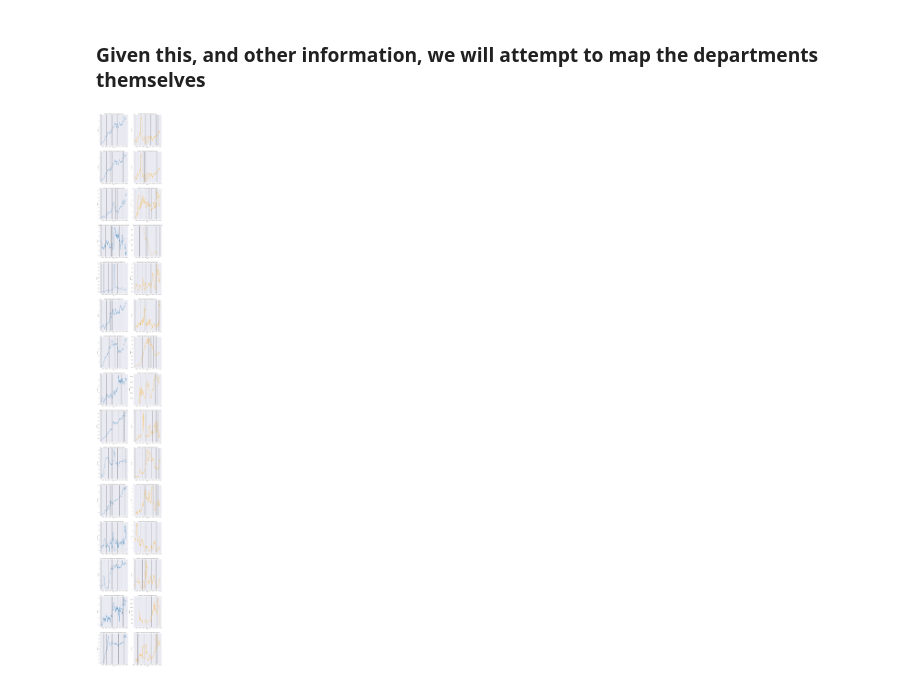
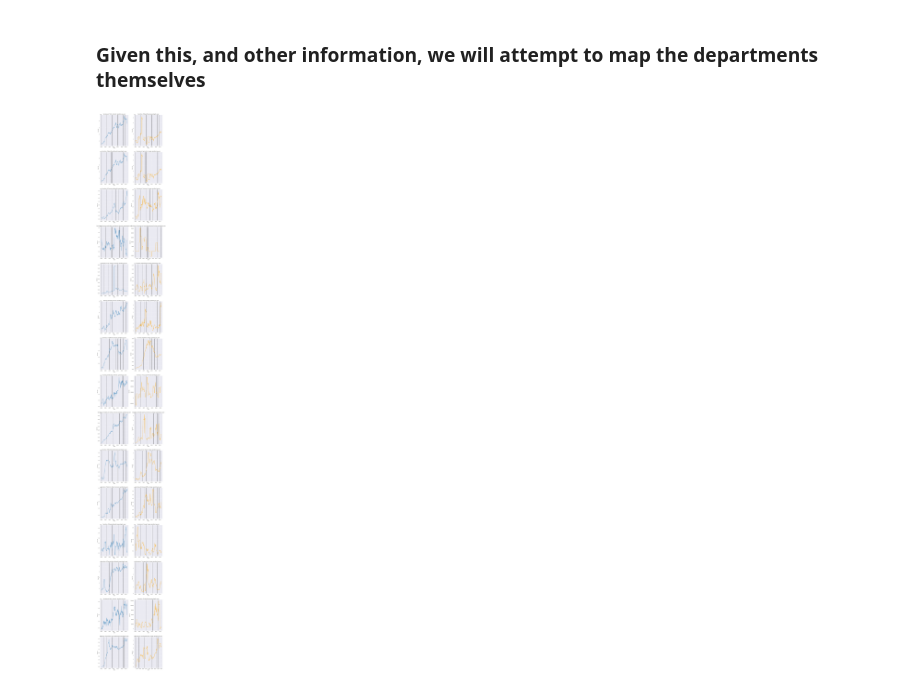
Before and after one commit to C7C8/ds3001-critter-analysis, a Jupyter notebook: notebooks/cabinet-date-changes.ipynb, the cells around one changed output. Saved outputs shown, nothing was run; the diff lists cells and outputs as text; code cells hidden in the pictures.

Commit message:
Fix bug in cabinet-date-changes where spending graphs were created from aggregate data

```diff
--- a/notebooks/cabinet-date-changes.ipynb
+++ b/notebooks/cabinet-date-changes.ipynb
@@ -104,7 +104,7 @@ def add_missing_entries_for_agency(dataframe: pandas.DataFrame) -> None:
     max_date = dataframe['relative_date'].max()
     missing_items = pandas.DataFrame(columns=['sum', 'relative_date'])
     for relative_date in numpy.arange(min_date, max_date + 1/12, 1/12):
-        date_spending = agency_spending[numpy.isclose(agency_spending['relative_date'], relative_date)]
+        date_spending = dataframe[numpy.isclose(dataframe['relative_date'], relative_date)]
         if len(date_spending) == 0:
             missing_items = missing_items.append(
                 pandas.DataFrame({
@@ -115,6 +115,7 @@ def add_missing_entries_for_agency(dataframe: pandas.DataFrame) -> None:
 
     return pandas.concat([dataframe, missing_items]).sort_values('relative_date')
 # %%
+import matplotlib.ticker
 from matplotlib import pyplot as plt
 import seaborn as sns
 import math
@@ -141,31 +142,34 @@ for i, position in enumerate(position_agency_mappings.keys()):
         & (agency_spending_data['year'] < 2020)
         & (agency_spending_data['year'] >= 2000)
     ]
 
     domestic_spending = agency_spending[agency_spending['country'] == 'USA']
     # Add missing dates before performing normalization - doing makes a moving average more accurate
     domestic_spending = add_missing_entries_for_agency(domestic_spending[['sum', 'relative_date']])
 
     foreign_spending = agency_spending[agency_spending['country'] != 'USA'].groupby(['relative_date'], as_index=False)['sum'].sum()
     foreign_spending.reset_index()
     # Add missing dates before performing normalization - doing makes a moving average more accurate
     foreign_spending = add_missing_entries_for_agency(foreign_spending)
 
     chart = sns.lineplot(
         x=domestic_spending["relative_date"],
         y=domestic_spending["sum"].rolling(12).mean(),
         ax=domestic_plot
     )
     chart.set_title(position + ' domestic spending by year')
     chart.set(xlabel="Year", ylabel="Sum ($)")
+    chart.xaxis.set_major_locator(matplotlib.ticker.MaxNLocator(integer=True))
+
     chart = sns.lineplot(
         x=foreign_spending['relative_date'],
         y=foreign_spending['sum'].rolling(12).mean(),
         color='orange',
         ax=foreign_plot
     )
     chart.set_title(position + ' foreign spending by year')
     chart.set(xlabel="Year", ylabel="Sum ($)")
+    chart.xaxis.set_major_locator(matplotlib.ticker.MaxNLocator(integer=True))
 plt.show()
 # %% [output]
-[figure, old version]
+[figure, new version]
```
